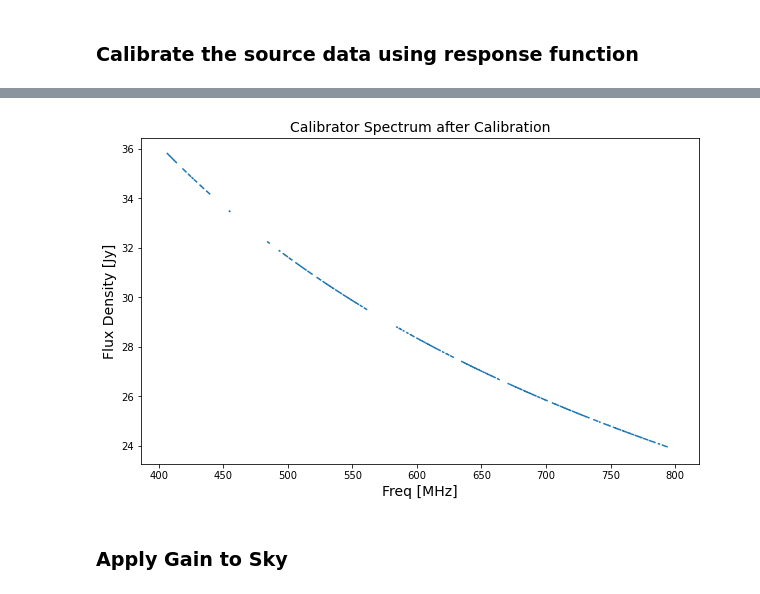
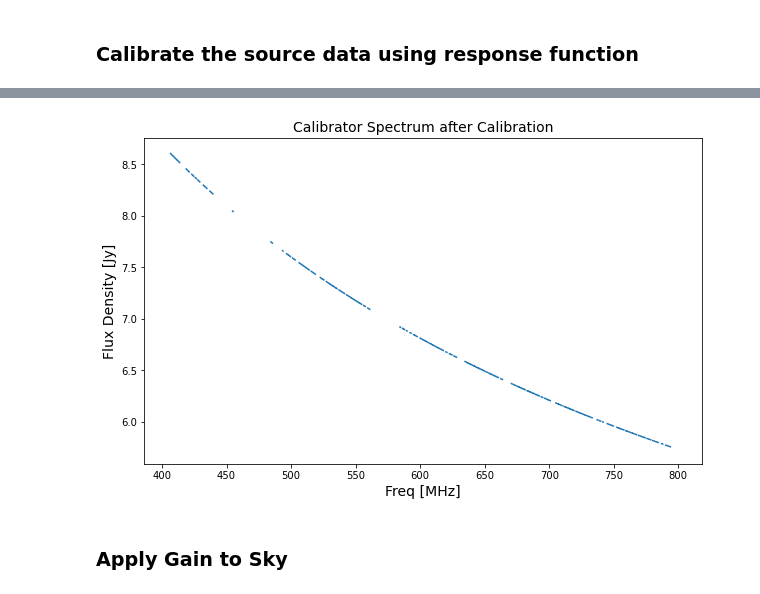
Before and after one commit to astronamanj/641_Observational_Techniques, a Jupyter notebook: chime_pulsar_search/calibration.ipynb, the cells around one changed output, grey strips where cells are left out. Drawn from its saved outputs; the diff is of its cells as text; code cells hidden in the pictures.

```diff
--- a/chime_pulsar_search/calibration.ipynb
+++ b/chime_pulsar_search/calibration.ipynb
@@ -165,7 +165,8 @@ scale = T_sys / np.sqrt(df * dt)
 true_spectrum = np.where(~freq_mask, fluxes, np.nan)
 obs_spectrum = np.where(~freq_mask, cal_masked.chan_stats.mean, np.nan)
 rms_noise = np.sqrt(np.nanmean(np.square(cal_32_array[~freq_mask, :][1,:])))
-gain = np.where(~freq_mask, obs_spectrum * scale / true_spectrum / rms_noise, np.nan)
+gain = np.where(~freq_mask, obs_spectrum / true_spectrum , np.nan)  # K/Jy
+# gain = np.where(~freq_mask, obs_spectrum * scale / true_spectrum / rms_noise, np.nan)  # K/Jy
 
 fig = plt.figure(figsize=(10, 6))
 plt.plot(cal.header.chan_freqs, gain)
@@ -194,15 +195,15 @@ plt.show()
 # %%
 fig = plt.figure(figsize=(10, 6))
 plt.plot(
     cal_masked.header.chan_freqs[::-1],
-    np.where(~freq_mask, np.mean(cal_32_array_calibrated, axis=1) * 50 / rms_noise, np.nan)
+    np.where(~freq_mask, np.mean(cal_32_array_calibrated, axis=1), np.nan)
 )
 plt.ylabel('Flux Density [Jy]', fontsize=14)
 plt.xlabel('Freq [MHz]', fontsize=14)
 plt.title('Calibrator Spectrum after Calibration', fontsize=14)
 plt.show()
 # %% [output]
-[figure, old version]
+[figure, new version]
 # %% [markdown]
 ### Apply Gain to Sky
 # %%
```
Also changed, not shown: parts of 3 cells of this notebook.
